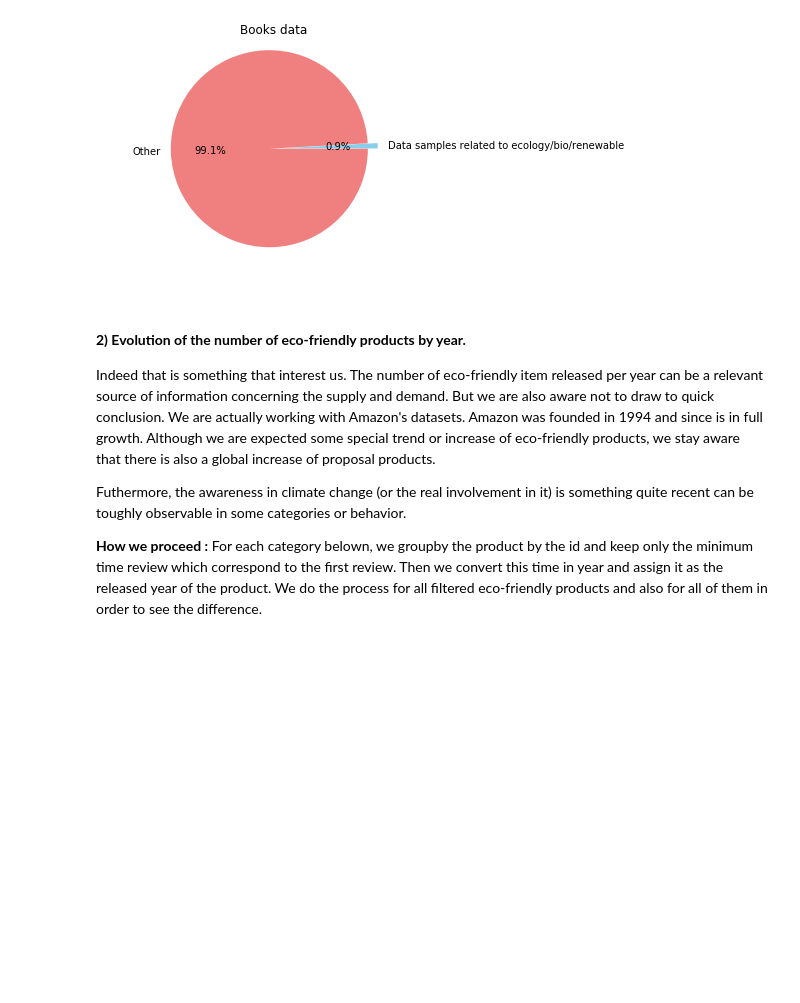
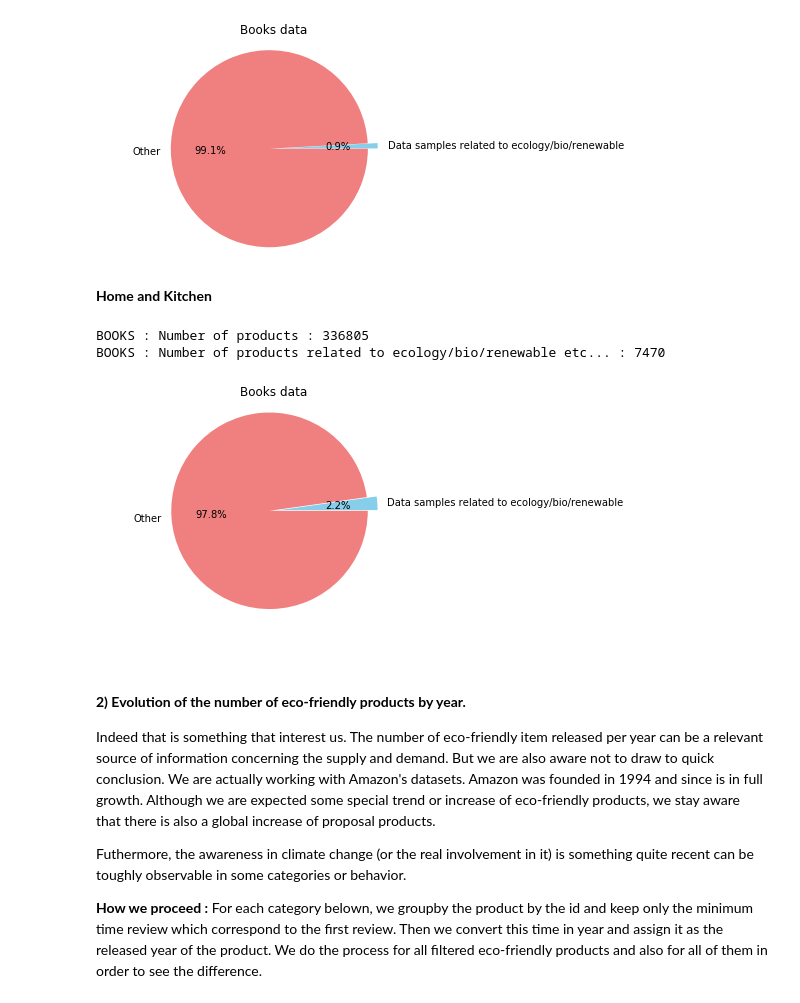
Before and after one commit to MaxencePPierre/ada-project, a Jupyter notebook: project_general.ipynb, the cells around one changed output. Drawn from its saved outputs; the diff is of its cells as text; code cells hidden in the pictures; blank space fills up the shorter version.

Commit message:
Home and Kitchen

```diff
--- a/project_general.ipynb
+++ b/project_general.ipynb
@@ -191,3 +197,10 @@ books_filter_products_bio = books_datacleaned.rdd.filter(lambda r: (r[5] != None
+# %%
+home_datacleaned = spark.read.parquet("meta_HomeKitchen.parquet")
+home_reviews = spark.read.parquet("reviews_Home_and_Kitchen.parquet")
+home_review_product_join = spark.read.parquet("Home_and_Kitchen_joined.parquet")
+# %%
+home_filter_eco = home_datacleaned.rdd.filter(lambda r: (r[6] != None) &  (r[3] != None)) \
+                    .filter(lambda r: (any(word in r[6].lower() for word in keywords)) | (any(word in r[3].lower() for word in keywords)) )
 # %% [markdown]
 <br>
 
@@ -303,6 +316,20 @@ plt.pie([books_filter_products_bio.count(), books_datacleaned.rdd.count()-books_
 plt.title('Books data'); plt.axis('equal'); plt.show()
 # %% [output]
 [figure]
+# %% [markdown]
+**Home and Kitchen**
+# %%
+print("BOOKS : Number of products : " + str(home_datacleaned.rdd.count()) )
+print("BOOKS : Number of products related to ecology/bio/renewable etc... : " + str(home_filter_eco.count()) )
+# %% [output]
+BOOKS : Number of products : 336805
+BOOKS : Number of products related to ecology/bio/renewable etc... : 7470
+# %%
+labels = 'Data samples related to ecology/bio/renewable', 'Other'; colors_graph = ['skyblue', 'lightcoral']
+plt.pie([home_filter_eco.count(), home_datacleaned.rdd.count()-home_filter_eco.count()], autopct='%1.1f%%', explode=(0.1, 0), labels=labels, colors=colors_graph)
+plt.title('Books data'); plt.axis('equal'); plt.show()
+# %% [output]
+[figure, added]
 # %% [markdown]
 <br>
 
```
Also changed, not shown: parts of 16 cells of this notebook, 2 other files.
